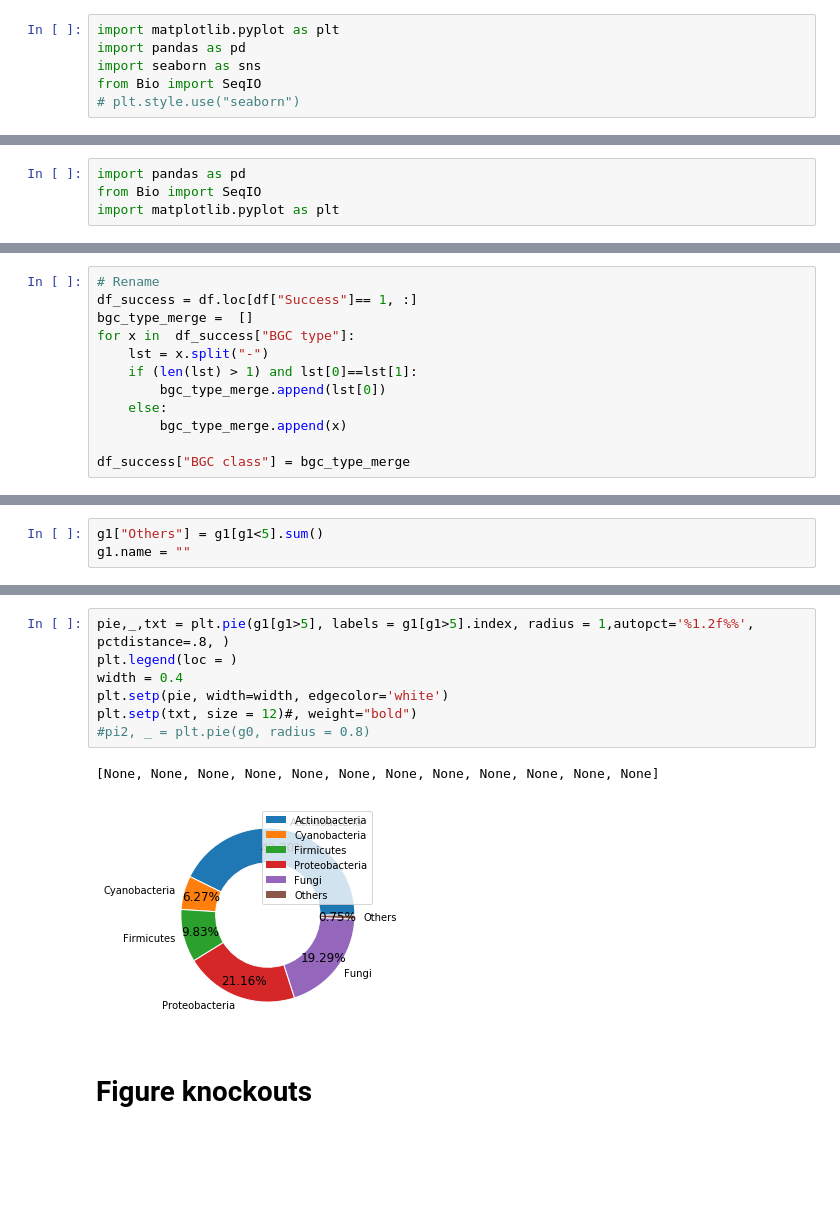
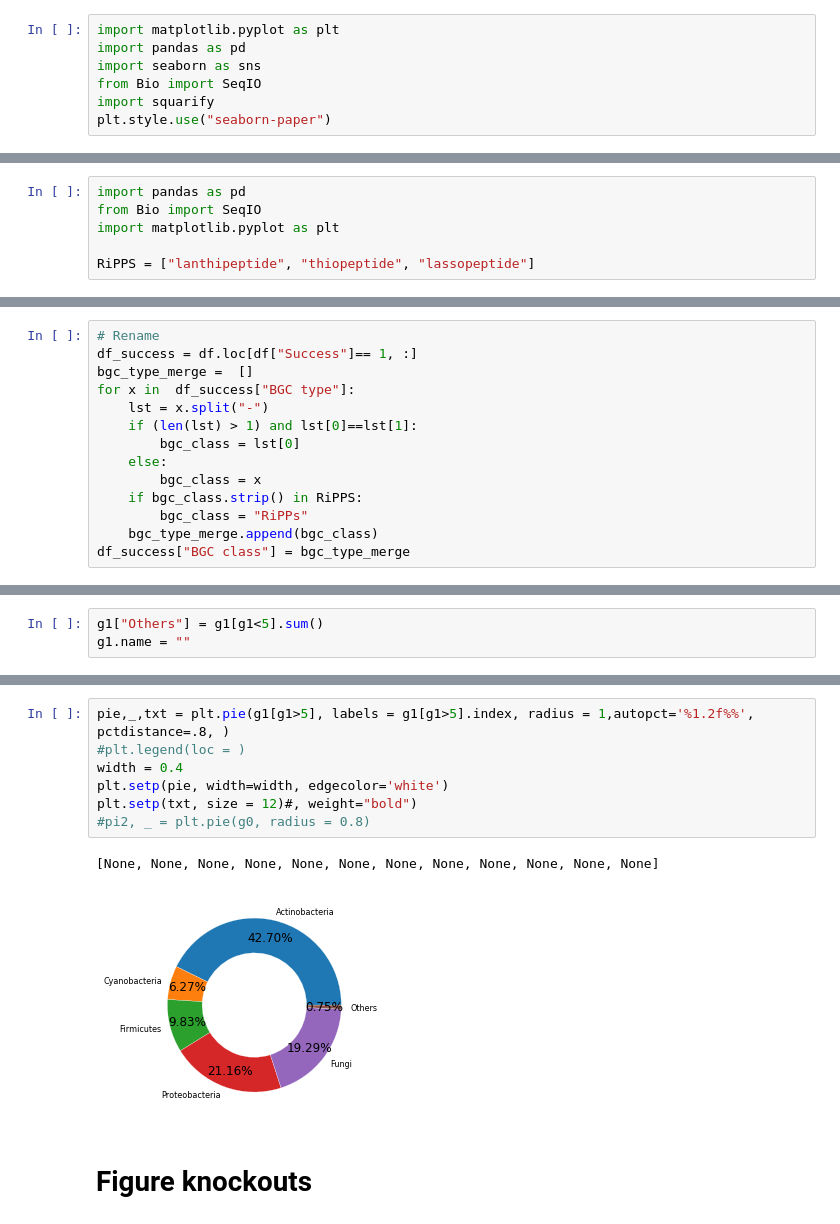
Before and after one commit to AlmaasLab/BiGMeC, a Jupyter notebook: Notebooks/figures.ipynb, the cells around one changed output, grey strips where cells are left out. Saved outputs shown, nothing was run; the diff lists cells and outputs as text; blank space fills up the shorter version.

```diff
--- a/Notebooks/figures.ipynb
+++ b/Notebooks/figures.ipynb
@@ -3,7 +3,8 @@ import matplotlib.pyplot as plt
 import pandas as pd
 import seaborn as sns
 from Bio import SeqIO
-# plt.style.use("seaborn")
+import squarify
+plt.style.use("seaborn-paper")
 # %%
 prediction_scores = {
     "Domain function in total": [177, 215],
@@ -49,6 +51,8 @@ for bar in b.patches:
 import pandas as pd
 from Bio import SeqIO
 import matplotlib.pyplot as plt
+
+RiPPS = ["lanthipeptide", "thiopeptide", "lassopeptide"]
 # %%
 def _get_strain_knowledge(cluster_path):  # yes
     gb_list = []
@@ -83,9 +87,11 @@ bgc_type_merge =  []
 for x in  df_success["BGC type"]:
     lst = x.split("-")
     if (len(lst) > 1) and lst[0]==lst[1]:
-        bgc_type_merge.append(lst[0])
+        bgc_class = lst[0]
     else:
-        bgc_type_merge.append(x)
-
+        bgc_class = x
+    if bgc_class.strip() in RiPPS:
+        bgc_class = "RiPPs"
+    bgc_type_merge.append(bgc_class)
 df_success["BGC class"] = bgc_type_merge
 # %% [output]
@@ -169,13 +201,13 @@ g1[g1>5].plot(kind = "pie", )
 # %%
 pie,_,txt = plt.pie(g1[g1>5], labels = g1[g1>5].index, radius = 1,autopct='%1.2f%%',  pctdistance=.8, )
-plt.legend(loc = )
+#plt.legend(loc = )
 width = 0.4
 plt.setp(pie, width=width, edgecolor='white')
 plt.setp(txt, size = 12)#, weight="bold")
 #pi2, _ = plt.pie(g0, radius = 0.8)
 # %% [output]
 [None, None, None, None, None, None, None, None, None, None, None, None]
-[figure, old version]
+[figure, new version]
 # %% [markdown]
 # Figure knockouts
 # %%
```
Also changed, not shown: parts of 48 cells of this notebook, 1 other file.
